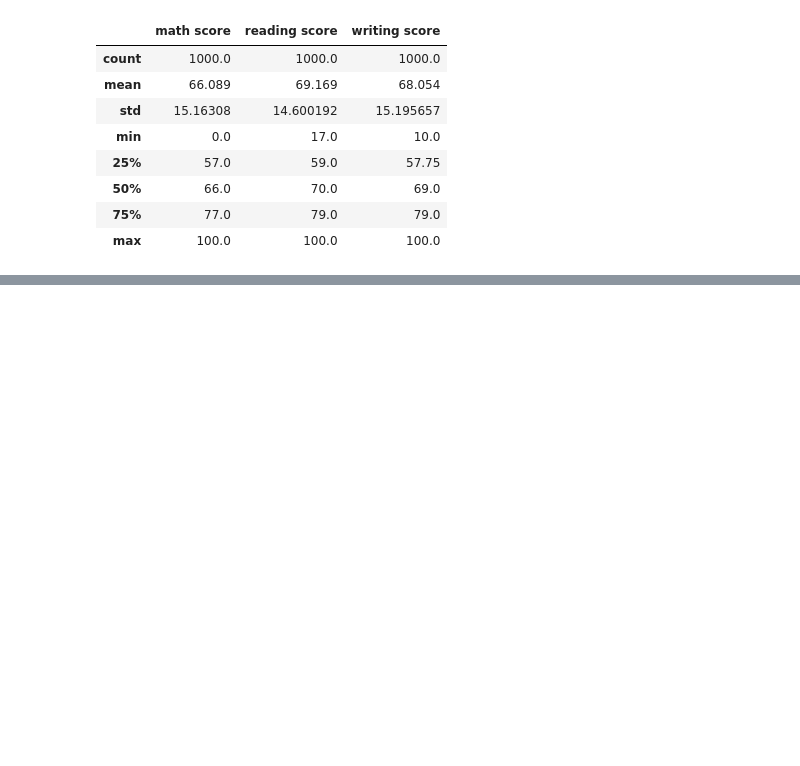
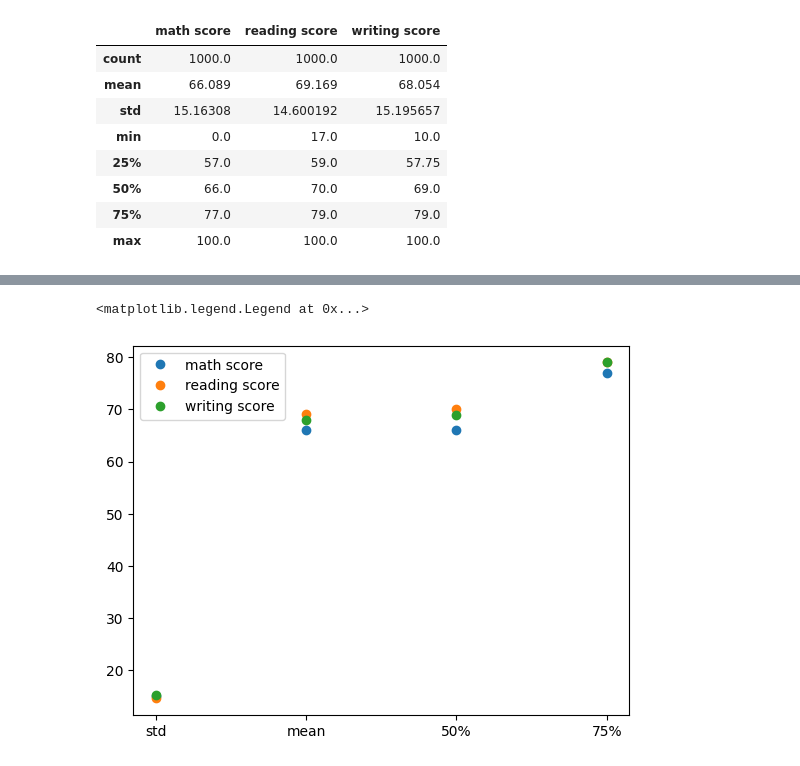
Before and after one commit to predinfer/project-gestalt, a Jupyter notebook: gestalt_1.ipynb, the cells around one changed output, grey strips where cells are left out. Cells and saved outputs as stored; diff of their text form; code cells hidden in the pictures; blank space fills up the shorter version.

```diff
--- a/gestalt_1.ipynb
+++ b/gestalt_1.ipynb
@@ -54,3 +56,9 @@ df_student_stats
+# %%
+plt.plot(df_student_stats, linestyle='',marker='o')
+plt.legend(df_student_stats.columns)
+# %% [output]
+<matplotlib.legend.Legend at 0x...>
+[figure, added]
 # %%
 plt.plot(df_student_stats)
 #plt.plot(x, y, linestyle="-", marker="o", label="Expenses")
```
Also changed, not shown: parts of 5 cells of this notebook.
